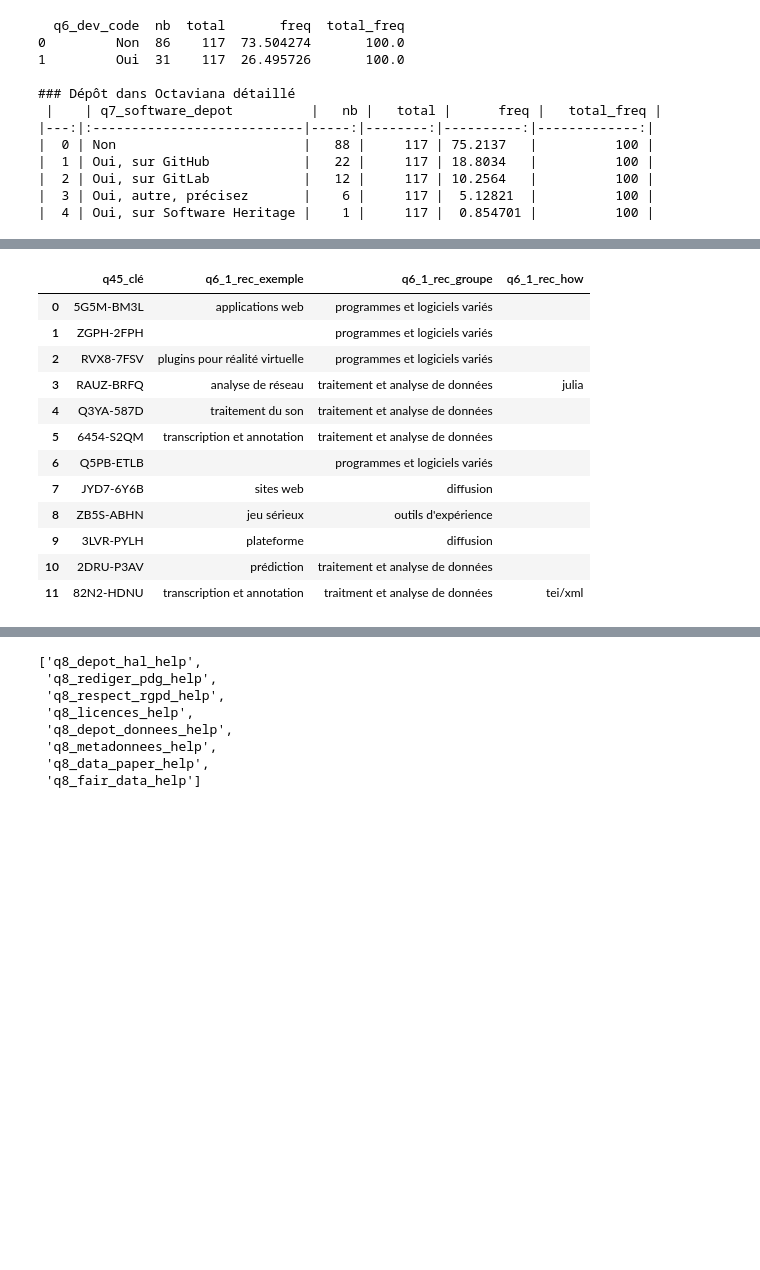
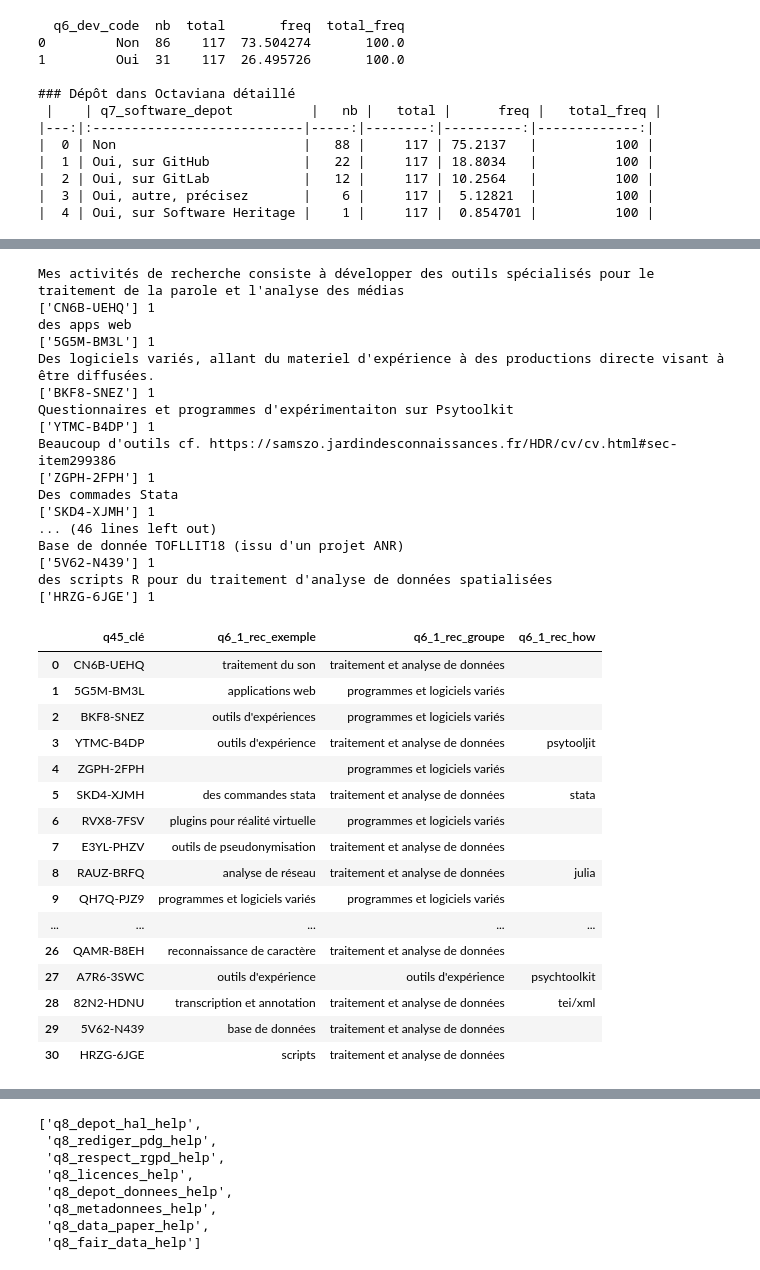
Before and after one commit to luneauaymeric/enquete_SO_p8, a Jupyter notebook: _build/jupyter_execute/script_analyse/connaissance_science_ouverte.ipynb, the cells around one changed output, grey strips where cells are left out. Drawn from its saved outputs; the diff is of its cells as text; code cells hidden in the pictures; blank space fills up the shorter version.

Commit message:
logiciel_tratiement

```diff
--- a/_build/jupyter_execute/script_analyse/connaissance_science_ouverte.ipynb
+++ b/_build/jupyter_execute/script_analyse/connaissance_science_ouverte.ipynb
@@ -203,0 +364,13 @@ plt.savefig(f"viz/autre_entrepot_rec.png", bbox_inches='tight', dpi = 200)
+# %%
+i=-1
+for x in df_col.label.loc[(df_col.question_family=="q5")& (~df_col.label.str.contains("q5_1"))]:
+    i+=1
+    gb_data0 = grouped_question(df0, column=x, index = "q45_clé")
+    gb_data = gb_data0.loc[gb_data0[x]=="Oui"]
+    gb_data.loc[gb_data[x]=="Oui", "logiciel_traitement"] = x.replace("q5_","")
+
+    if i == 0:
+        gb_data1 = gb_data.drop(columns=[x])#.copy()
+    else:
+        gb_data1 = pd.concat([gb_data1, gb_data.drop(columns=[x])])
+    print(gb_data[[x,"nb","freq"]].to_markdown(index=False))
@@ -203,0 +448,6 @@ plt.savefig(f"viz/autre_entrepot_rec.png", bbox_inches='tight', dpi = 200)
+# %%
+rec_other_lang ={}
+for x in df0.q5_1_other_lang.loc[~df0.q5_1_other_lang.isna()]:
+    rec_other_lang[x] = x.lower().replace(", ","|")
+
+rec_other_lang
@@ -318,7 +746,7 @@ rec_code={
     "des code pour les expériences à l'aide d'outils type PsychToolkit":
     {"what":"outils d'expérience", "group":"outils d'expérience", "how":"psychtoolkit"},
     "TEI/XML adapté à une correspondance du xviiie siècle":
-    {"what":"transcription et annotation", "group":"traitment et analyse de données","how":"TEI/XML"},
+    {"what":"transcription et annotation", "group":"traitement et analyse de données","how":"TEI/XML"},
 
     "Base de de donation TOFLLIT18 (issu d'un projet ANR)":
     {"what":"base de données", "group":"traitement et analyse de données", "how":""},
@@ -326,3 +754,11 @@ rec_code={
     "des scripts R pour du traitement d'analyse de despageses":
     {"what":"scripts", "group":"traitement et analyse de données", "how":""}
 }
+# %%
+list_exemple_code = [x for x in df0.q6_1_dev_exemple.loc[~df0.q6_1_dev_exemple.isna()]]
+new_rec_code = {}
+for n, x in enumerate(rec_code):
+    new_key = list_exemple_code[n]
+    new_rec_code[new_key]= rec_code[x]
+
+new_rec_code
@@ -329,31 +783,54 @@ rec_code={
 # %%
 list_row= []
-for x in rec_code:
+for x in new_rec_code:
+
     id_row = df0.q45_clé.loc[df0.q6_1_dev_exemple==x].values
+
     if len(id_row) > 0:
-        exemple = rec_code[x]
+        exemple = new_rec_code[x]
         dict_row = {"q45_clé":id_row[0],
               "q6_1_rec_exemple":exemple["what"].lower(),
               "q6_1_rec_groupe":exemple["group"].lower(),
               "q6_1_rec_how": exemple["how"].lower()}
         list_row.append(dict_row)
 
 dftp = pd.DataFrame.from_dict(list_row)
 dftp
 # %% [output]
+Mes activités de recherche consiste à développer des outils spécialisés pour le traitement de la parole et l'analyse des médias
+['CN6B-UEHQ'] 1
+des apps web
+['5G5M-BM3L'] 1
+Des logiciels variés, allant du materiel d'expérience à des productions directe visant à être diffusées.
+['BKF8-SNEZ'] 1
+Questionnaires et programmes d'expérimentaiton sur Psytoolkit
+['YTMC-B4DP'] 1
+Beaucoup d'outils cf. https://samszo.jardindesconnaissances.fr/HDR/cv/cv.html#sec-item299386
+['ZGPH-2FPH'] 1
+Des commades Stata
+['SKD4-XJMH'] 1
+... (46 lines left out)
+Base de donnée TOFLLIT18 (issu d'un projet ANR)
+['5V62-N439'] 1
+des scripts R pour du traitement d'analyse de données spatialisées
+['HRZG-6JGE'] 1
 |  | q45_clé | q6_1_rec_exemple | q6_1_rec_groupe | q6_1_rec_how |
-| 0 | 5G5M-BM3L | applications web | programmes et logiciels variés |  |
-| 1 | ZGPH-2FPH |  | programmes et logiciels variés |  |
-| 2 | RVX8-7FSV | plugins pour réalité virtuelle | programmes et logiciels variés |  |
-| 3 | RAUZ-BRFQ | analyse de réseau | traitement et analyse de données | julia |
-| 4 | Q3YA-587D | traitement du son | traitement et analyse de données |  |
-| 5 | 6454-S2QM | transcription et annotation | traitement et analyse de données |  |
-| 6 | Q5PB-ETLB |  | programmes et logiciels variés |  |
-| 7 | JYD7-6Y6B | sites web | diffusion |  |
-| 8 | ZB5S-ABHN | jeu sérieux | outils d'expérience |  |
-| 9 | 3LVR-PYLH | plateforme | diffusion |  |
-| 10 | 2DRU-P3AV | prédiction | traitement et analyse de données |  |
-| 11 | 82N2-HDNU | transcription et annotation | traitment et analyse de données | tei/xml |
+| 0 | CN6B-UEHQ | traitement du son | traitement et analyse de données |  |
+| 1 | 5G5M-BM3L | applications web | programmes et logiciels variés |  |
+| 2 | BKF8-SNEZ | outils d'expériences | programmes et logiciels variés |  |
+| 3 | YTMC-B4DP | outils d'expérience | traitement et analyse de données | psytooljit |
+| 4 | ZGPH-2FPH |  | programmes et logiciels variés |  |
+| 5 | SKD4-XJMH | des commandes stata | traitement et analyse de données | stata |
+| 6 | RVX8-7FSV | plugins pour réalité virtuelle | programmes et logiciels variés |  |
+| 7 | E3YL-PHZV | outils de pseudonymisation | traitement et analyse de données |  |
+| 8 | RAUZ-BRFQ | analyse de réseau | traitement et analyse de données | julia |
+| 9 | QH7Q-PJZ9 | programmes et logiciels variés | programmes et logiciels variés |  |
+| ... | ... | ... | ... | ... |
+| 26 | QAMR-B8EH | reconnaissance de caractère | traitement et analyse de données |  |
+| 27 | A7R6-3SWC | outils d'expérience | outils d'expérience | psychtoolkit |
+| 28 | 82N2-HDNU | transcription et annotation | traitement et analyse de données | tei/xml |
+| 29 | 5V62-N439 | base de données | traitement et analyse de données |  |
+| 30 | HRZG-6JGE | scripts | traitement et analyse de données |  |
 # %%
 
 
```
Also changed, not shown: parts of 26 cells of this notebook, 9 other files.
